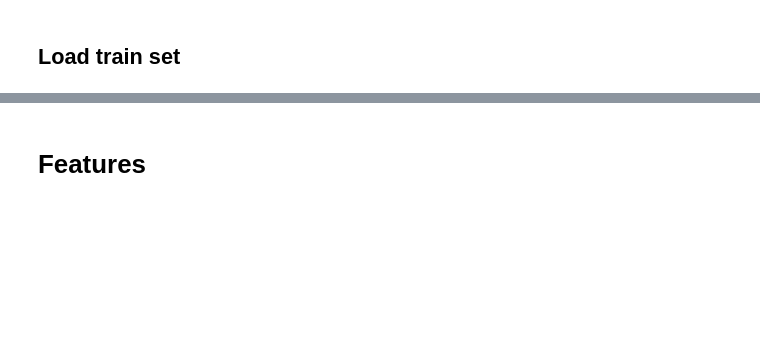
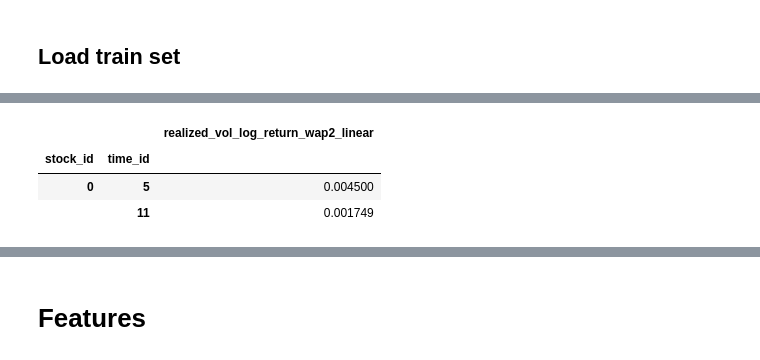
Before and after one commit to ianozsvald/kaggle_optiver_volatility, a Jupyter notebook: notebooks/20210825_light.ipynb, the cells around one changed output, grey strips where cells are left out. Cells and saved outputs as stored; diff of their text form; code cells hidden in the pictures; blank space fills up the shorter version.

```diff
--- a/notebooks/20210825_light.ipynb
+++ b/notebooks/20210825_light.ipynb
@@ -129,0 +132,8 @@ In [38] used 0.0664 MiB RAM in 0.12s, peaked 0.00 MiB above current, total RAM u
+# %%
+def load_book(ROOT, filename, stock_id):
+    df_book_train_stock_X = pd.read_parquet(os.path.join(ROOT, f"{filename}/stock_id={stock_id}"))
+    df_book_train_stock_X["stock_id"] = stock_id
+    df_book_train_stock_X = df_book_train_stock_X.set_index(['stock_id', 'time_id'])
+    return df_book_train_stock_X
+
+df_book_train_stock_X = load_book(ROOT, 'book_train.parquet', 0)
@@ -203,17 +215,28 @@ In [41] used 0.0195 MiB RAM in 0.10s, peaked 0.00 MiB above current, total RAM u
 # %%
 def make_wap(df_book_data, num=1, wap_colname="wap"):
     """Modifies df_book_data"""
     assert num==1 or num==2
     wap_numerator = (df_book_data[f'bid_price{num}'] * df_book_data[f'ask_size{num}'] +
                                      df_book_data[f'ask_price{num}'] * df_book_data[f'bid_size{num}'])
     wap_denominator = df_book_data[f'bid_size{num}'] + df_book_data[f'ask_size{num}']
     df_book_data[wap_colname] = wap_numerator / wap_denominator
 
-@memory.cache
-def make_realized_volatility(df_book_data, log_return_name='log_return', wap_colname='wap', weights=None):
+
+def make_realized_volatility(df_book_data, col, weights="uniform"):
     """Consume wap column"""
-    df_book_data[log_return_name] = df_book_data.groupby(['stock_id', 'time_id'])[wap_colname].apply(log_return)
-    df_book_data = df_book_data[~df_book_data[log_return_name].isnull()]
-    df_realized_vol_per_stock =  pd.DataFrame(df_book_data.groupby(['stock_id', 'time_id'])[log_return_name].agg(realized_volatility_weighted, weights))
+    new_name = "realized_vol_log_return_" + col + "_" + weights
+    df_book_data[new_name] = df_book_data.groupby(['stock_id', 'time_id'])[col].apply(log_return)
+    df_book_data = df_book_data[~df_book_data[new_name].isnull()]
+    df_realized_vol_per_stock =  pd.DataFrame(df_book_data.groupby(['stock_id', 'time_id'])[new_name].agg(realized_volatility_weighted, weights))
     return df_realized_vol_per_stock
+
+if True: # lightweight tests
+    df_book_train_stock_X = load_book(ROOT, 'book_train.parquet', 0)
+    make_wap(df_book_train_stock_X, 2, wap_colname="wap2") # adds 'wap' column
+    df_realized_vol_per_stockX = make_realized_volatility(df_book_train_stock_X, col="wap2", weights='linear')
+    display(df_realized_vol_per_stockX.head(2))
 # %% [output]
+|  |  | realized_vol_log_return_wap2_linear |
+| stock_id | time_id |  |
+| 0 | 5 | 0.004500 |
+|  | 11 | 0.001749 |
```
Also changed, not shown: parts of 39 cells of this notebook, 5 other files.
